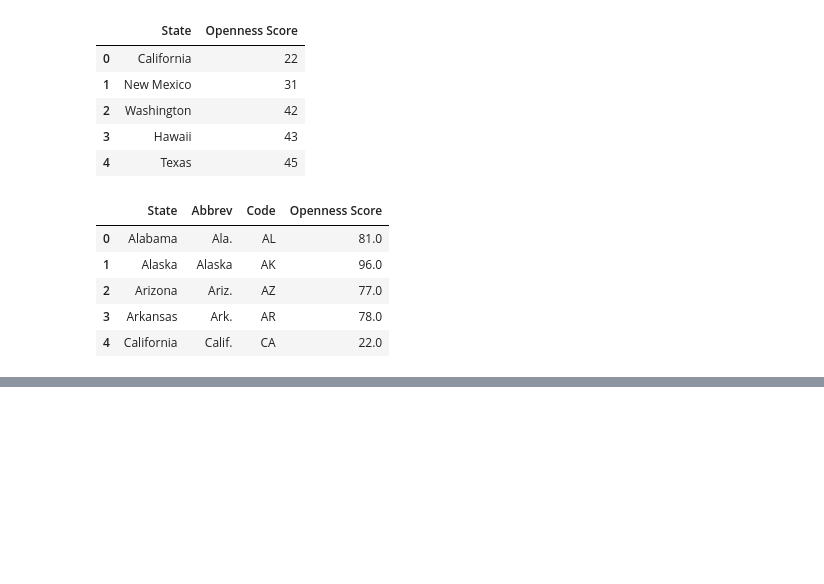
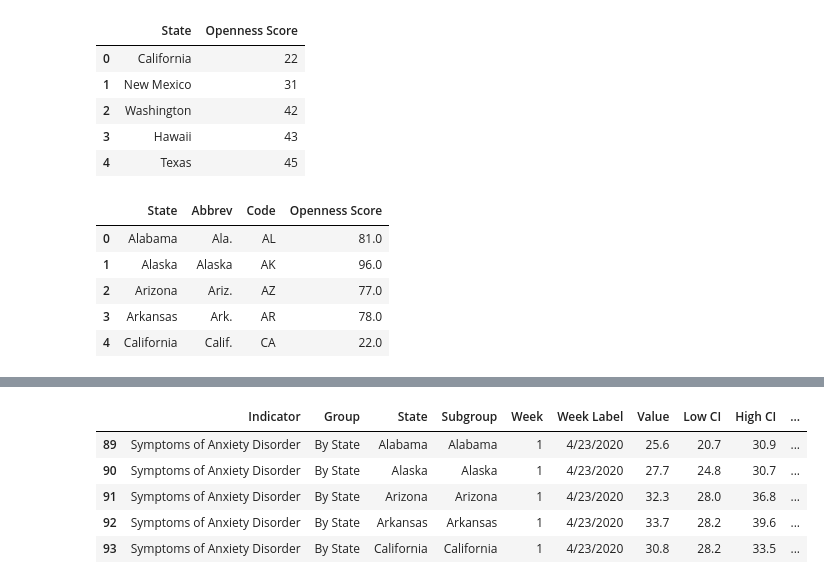
Before and after one commit to GPSHUB/COVID_HEALTH_PROJECT, a Jupyter notebook: kristina.ipynb, the cells around one changed output, grey strips where cells are left out. Drawn from its saved outputs; the diff is of its cells as text; code cells hidden in the pictures; blank space fills up the shorter version.

```diff
--- a/kristina.ipynb
+++ b/kristina.ipynb
@@ -66,0 +100,12 @@ fig.show()
+# %%
+# Getting just the anxiety data by state
+
+anx_by_state = anx_dep_data.loc[(anx_dep_data['Group'] == "By State") & (anx_dep_data['Indicator'] == "Symptoms of Anxiety Disorder")]
+anx_by_state.head()
+# %% [output]
+|  | Indicator | Group | State | Subgroup | Week | Week Label | Value | Low CI | High CI | ... |
+| 89 | Symptoms of Anxiety Disorder | By State | Alabama | Alabama | 1 | 4/23/2020 | 25.6 | 20.7 | 30.9 | ... |
+| 90 | Symptoms of Anxiety Disorder | By State | Alaska | Alaska | 1 | 4/23/2020 | 27.7 | 24.8 | 30.7 | ... |
+| 91 | Symptoms of Anxiety Disorder | By State | Arizona | Arizona | 1 | 4/23/2020 | 32.3 | 28.0 | 36.8 | ... |
+| 92 | Symptoms of Anxiety Disorder | By State | Arkansas | Arkansas | 1 | 4/23/2020 | 33.7 | 28.2 | 39.6 | ... |
+| 93 | Symptoms of Anxiety Disorder | By State | California | California | 1 | 4/23/2020 | 30.8 | 28.2 | 33.5 | ... |
```
Also changed, not shown: parts of 8 cells of this notebook, 1 other file.
